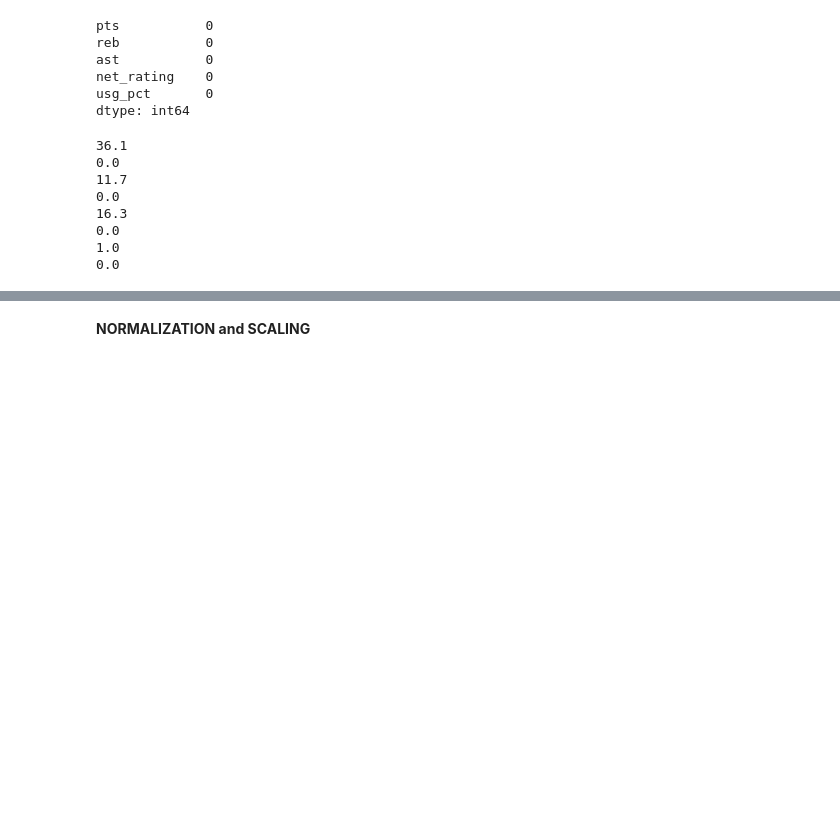
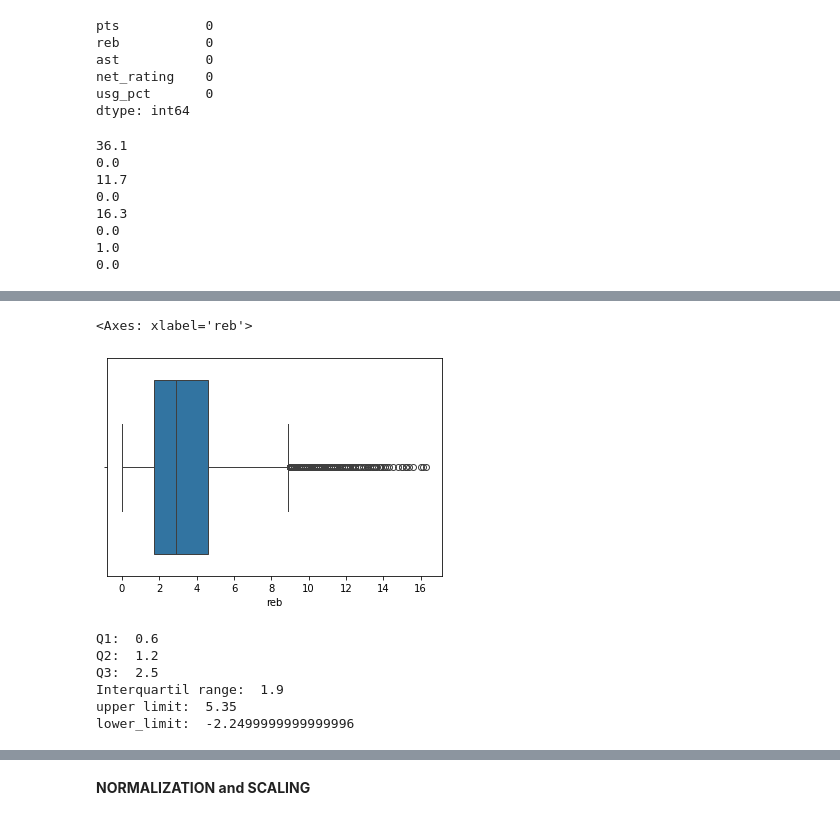
Before and after one commit to monroyminerodiego/UPY, a Jupyter notebook: 3rd_quarter/Statistical_Modeling/nba_prediction/Data_Cleaning/analisys_of_data.ipynb, the cells around one changed output, grey strips where cells are left out. Drawn from its saved outputs; the diff is of its cells as text; code cells hidden in the pictures; blank space fills up the shorter version.

```diff
--- a/3rd_quarter/Statistical_Modeling/nba_prediction/Data_Cleaning/analisys_of_data.ipynb
+++ b/3rd_quarter/Statistical_Modeling/nba_prediction/Data_Cleaning/analisys_of_data.ipynb
@@ -108,0 +189,20 @@ nba_df.describe()
+# %%
+sns.boxplot(x='reb', data=nba_df_outlier)
+# %% [output]
+<Axes: xlabel='reb'>
+[figure, added]
+# %%
+q1_a, q2_a, q3_a = nba_df_outlier['ast'].quantile([0.25, 0.50, 0.75])
+print('Q1: ', q1_a, '\nQ2: ', q2_a, '\nQ3: ', q3_a)
+iqr_a = q3_a - q1_a
+print('Interquartil range: ',iqr_a)
+upper_limit_a = q3_a + 1.5 * iqr_a
+lower_limit_a = q1_a - 1.5 * iqr_a
+print('upper limit: ', upper_limit_a, '\nlower_limit: ', lower_limit_a)
+# %% [output]
+Q1:  0.6
+Q2:  1.2
+Q3:  2.5
+Interquartil range:  1.9
+upper limit:  5.35
+lower_limit:  -2.2499999999999996
```
Also changed, not shown: parts of 46 cells of this notebook, 10 other files.
